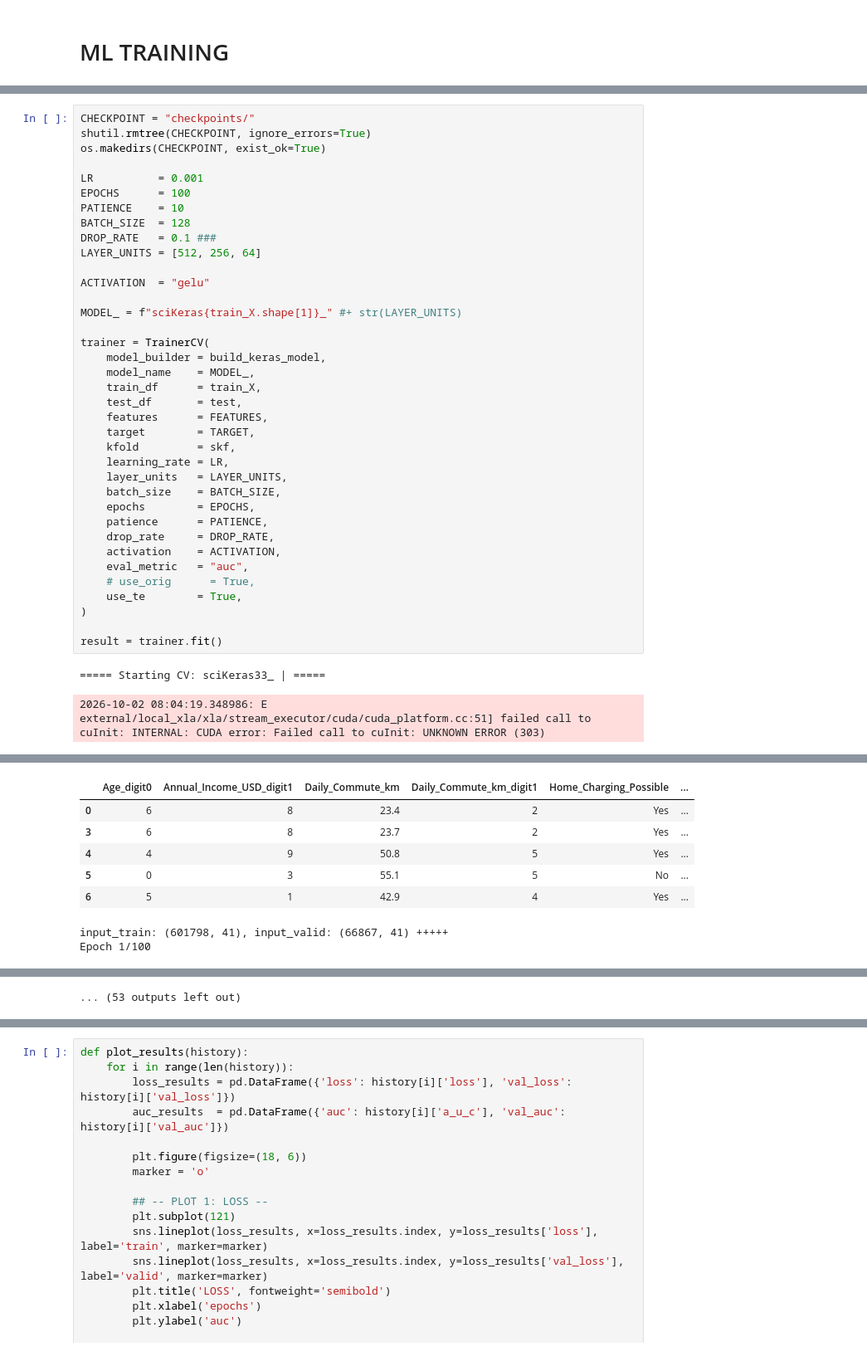
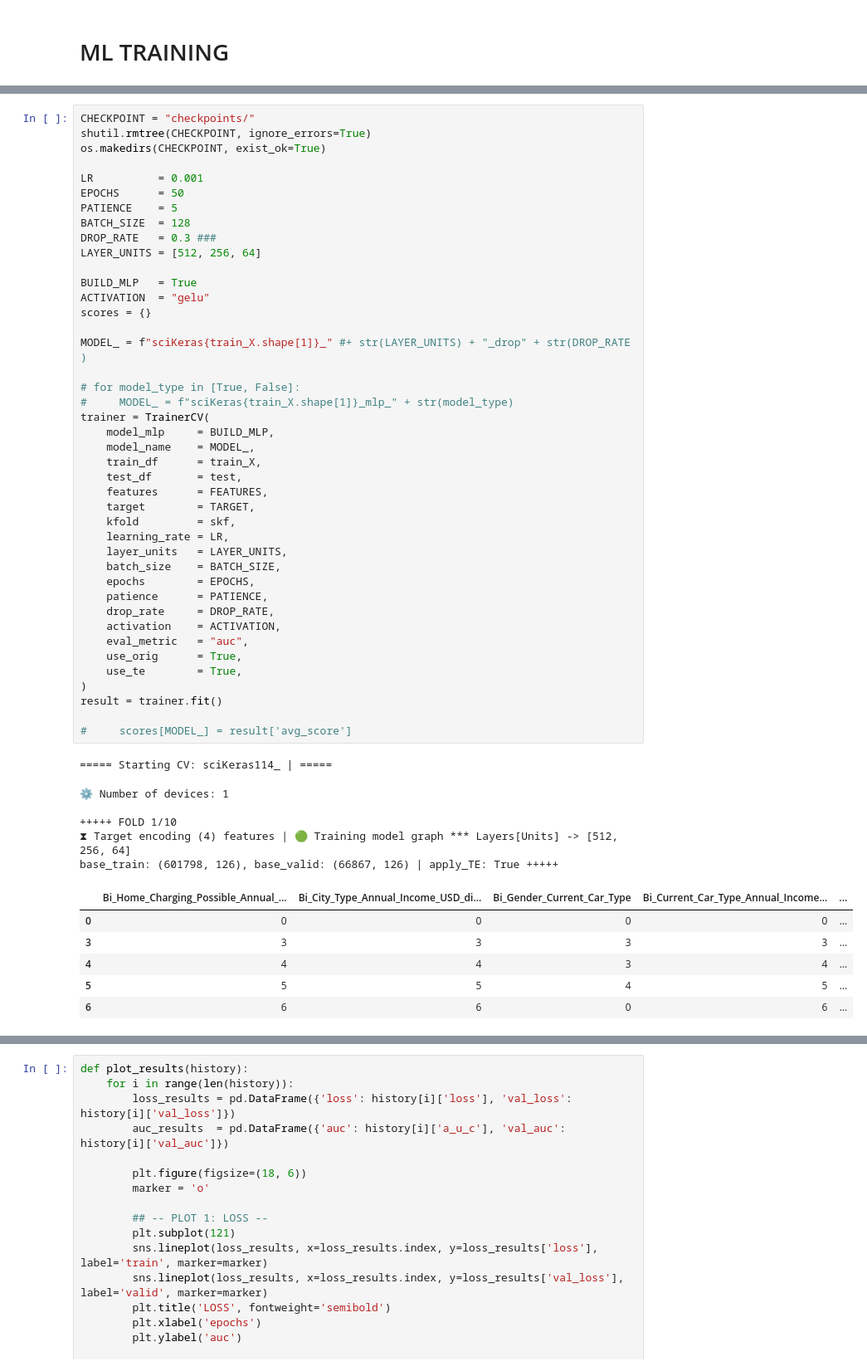
Before and after one commit to coded-sly/PS6E9-EV-Purchase, a Jupyter notebook: ps6e9-scikeras-ev.ipynb, the cells around one changed output, grey strips where cells are left out. Shown at 83% size. Drawn from its saved outputs; the diff is of its cells as text.

```diff
--- a/ps6e9-scikeras-ev.ipynb
+++ b/ps6e9-scikeras-ev.ipynb
@@ -1205,39 +1302,54 @@ train_X
 CHECKPOINT = "checkpoints/"
 shutil.rmtree(CHECKPOINT, ignore_errors=True)
 os.makedirs(CHECKPOINT, exist_ok=True)
 
 LR          = 0.001
-EPOCHS      = 100
-PATIENCE    = 10
+EPOCHS      = 50
+PATIENCE    = 5
 BATCH_SIZE  = 128
-DROP_RATE   = 0.1 ###
+DROP_RATE   = 0.3 ###
 LAYER_UNITS = [512, 256, 64]
 
+BUILD_MLP   = True
 ACTIVATION  = "gelu"
+scores = {}
 
-MODEL_ = f"sciKeras{train_X.shape[1]}_" #+ str(LAYER_UNITS)
+MODEL_ = f"sciKeras{train_X.shape[1]}_" #+ str(LAYER_UNITS) + "_drop" + str(DROP_RATE )
 
+# for model_type in [True, False]:
+#     MODEL_ = f"sciKeras{train_X.shape[1]}_mlp_" + str(model_type)
 trainer = TrainerCV(
-    model_builder = build_keras_model,
+    model_mlp     = BUILD_MLP,
     model_name    = MODEL_,
     train_df      = train_X,
     test_df       = test,
     features      = FEATURES,
     target        = TARGET,
     kfold         = skf,
     learning_rate = LR,
     layer_units   = LAYER_UNITS,
     batch_size    = BATCH_SIZE,
     epochs        = EPOCHS,
     patience      = PATIENCE,
     drop_rate     = DROP_RATE,
     activation    = ACTIVATION,
     eval_metric   = "auc",
-    # use_orig      = True,
+    use_orig      = True,
     use_te        = True,
 )
+result = trainer.fit()
 
-result = trainer.fit()
+#     scores[MODEL_] = result['avg_score']
 # %% [output]
-===== Starting CV: sciKeras33_ | =====
+===== Starting CV: sciKeras114_ | =====
-2026-10-02 08:04:19.348986: E external/local_xla/xla/stream_executor/cuda/cuda_platform.cc:51] failed call to cuInit: INTERNAL: CUDA error: Failed call to cuInit: UNKNOWN ERROR (303)
+⚙️ Number of devices: 1
+
++++++ FOLD 1/10
+⧗ Target encoding (4) features | 🟢 Training model graph *** Layers[Units] -> [512, 256, 64]
+base_train: (601798, 126), base_valid: (66867, 126) | apply_TE: True +++++
+|  | Bi_Home_Charging_Possible_Annual_... | Bi_City_Type_Annual_Income_USD_di... | Bi_Gender_Current_Car_Type | Bi_Current_Car_Type_Annual_Income... | ... |
+| 0 | 0 | 0 | 0 | 0 | ... |
+| 3 | 3 | 3 | 3 | 3 | ... |
+| 4 | 4 | 4 | 3 | 4 | ... |
+| 5 | 5 | 5 | 4 | 5 | ... |
+| 6 | 6 | 6 | 0 | 6 | ... |
@@ -1249,8 +1372,0 @@ base_train: (601798, 32), base_valid: (66867, 32) | apply_TE: True +++++
-|  | Age_digit0 | Annual_Income_USD_digit1 | Daily_Commute_km | Daily_Commute_km_digit1 | Home_Charging_Possible | ... |
-| 0 | 6 | 8 | 23.4 | 2 | Yes | ... |
-| 3 | 6 | 8 | 23.7 | 2 | Yes | ... |
-| 4 | 4 | 9 | 50.8 | 5 | Yes | ... |
-| 5 | 0 | 3 | 55.1 | 5 | No | ... |
-| 6 | 5 | 1 | 42.9 | 4 | Yes | ... |
-input_train: (601798, 41), input_valid: (66867, 41) +++++
-Epoch 1/100
@@ -1289 +1372,0 @@ Epoch 1/100
-... (53 outputs left out)
```
Also changed, not shown: parts of 29 cells of this notebook.
